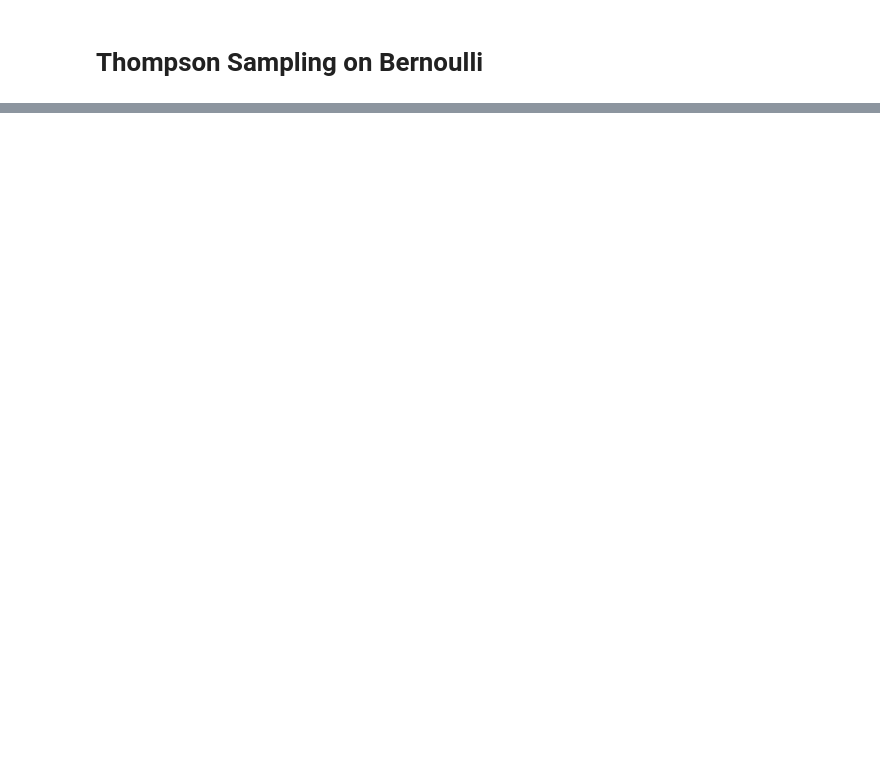
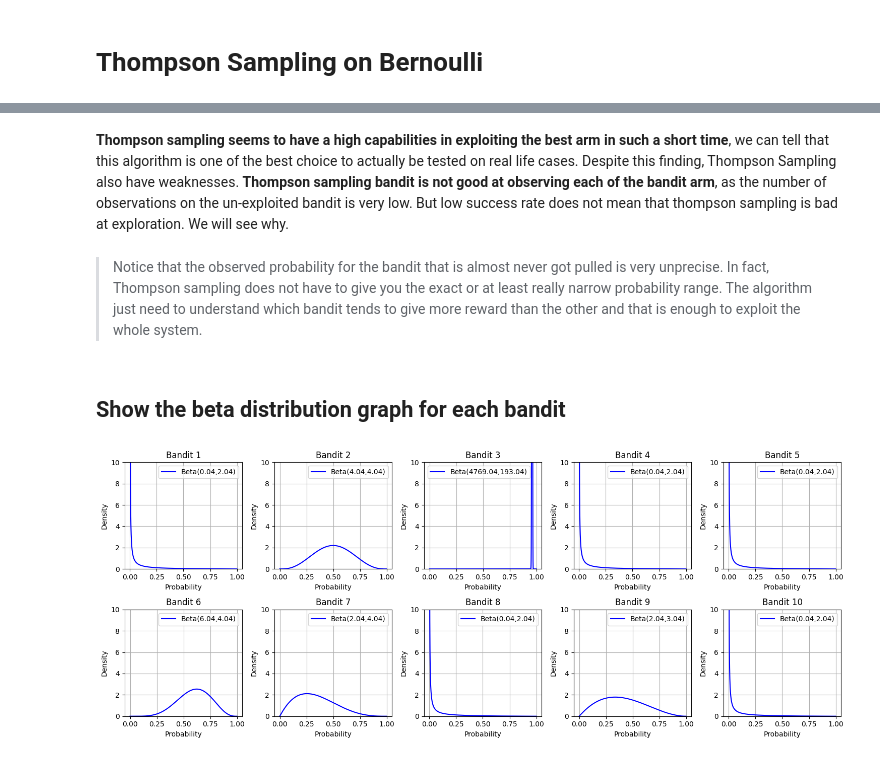
Before and after one commit to ReinerJasin/Multi-Armed-Bandit, a Jupyter notebook: thompson_sampling.ipynb, the cells around one changed output, grey strips where cells are left out. Cells and saved outputs as stored; diff of their text form; code cells hidden in the pictures; blank space fills up the shorter version.

```diff
--- a/thompson_sampling.ipynb
+++ b/thompson_sampling.ipynb
@@ -66,0 +102,3 @@ sample_reward_probability(bandit_list)
+# %%
+bandit_choice = np.argmax(sampled_reward)
+print(f'Best bandit sample index: {bandit_choice}')
@@ -66,0 +111,4 @@ sample_reward_probability(bandit_list)
+# %%
+# Pull best bandit arm
+reward = bandit_list[bandit_choice].pull_bandit_arm()
+print(f'Rolled the bandit index-{bandit_choice} and get the reward: {reward}')
@@ -66,0 +119,4 @@ sample_reward_probability(bandit_list)
+# %%
+# Update the knowledge of the bandit
+bandit_list[bandit_choice].update_posterior(reward)
+print(f'Updated the bandit posterior distribution')
@@ -66,0 +145,12 @@ sample_reward_probability(bandit_list)
+# %%
+for i,bandit in enumerate(bandit_list):
+    print(f'Bandit index-{i}')
+    print(f'number of picked: {bandit.alpha + bandit.beta - 0.8}')     # -2 the initial alpha and beta
+
+    # print(f'{bandit.result}')
+
+    print(f'alpha beta = {bandit.alpha-0.04} - {bandit.beta-0.04}')
+
+    print(f'observed probability: {round(bandit.alpha / (bandit.alpha + bandit.beta) * 100,2)}%')
+
+    print('==============================')
@@ -66,0 +175,28 @@ sample_reward_probability(bandit_list)
+# %% [markdown]
+**Thompson sampling seems to have a high capabilities in exploiting the best arm in such a short time**, we can tell that this algorithm is one of the best choice to actually be tested on real life cases. Despite this finding, Thompson Sampling also have weaknesses. **Thompson sampling bandit is not good at observing each of the bandit arm**, as the number of observations on the un-exploited bandit is very low. But low success rate does not mean that thompson sampling is bad at exploration. We will see why.
+# %% [markdown]
+> Notice that the observed probability for the bandit that is almost never got pulled is very unprecise. In fact, Thompson sampling does not have to give you the exact or at least really narrow probability range. The algorithm just need to understand which bandit tends to give more reward than the other and that is enough to exploit the whole system.
+# %% [markdown]
+## Show the beta distribution graph for each bandit
+# %%
+fig, axes = plt.subplots(nrows=2, ncols=5, figsize=(15, 6))  # 2 rows, 5 columns for 10 bandits
+
+axes = axes.flatten()  # Flatten the 2D axes array for iteration
+
+for i, (bandit, ax) in enumerate(zip(bandit_list, axes)):
+    x = np.linspace(0, 1, 10000)  # Range of x values
+    y = beta.pdf(x, bandit.alpha, bandit.beta)  # Compute the Beta PDF
+
+    ax.plot(x, y, 'b-', label=f'Beta({bandit.alpha},{bandit.beta})')
+    ax.set_title(f'Bandit {i+1}')
+    ax.set_xlabel('Probability')
+    ax.set_ylabel('Density')
+    ax.legend()
+    ax.grid(True)
+    ax.set_ylim(0, 10)
+
+# Adjust layout for better spacing
+plt.tight_layout()
+plt.show()
+# %% [output]
+[figure, added]
```
Also changed, not shown: parts of 36 cells of this notebook.
